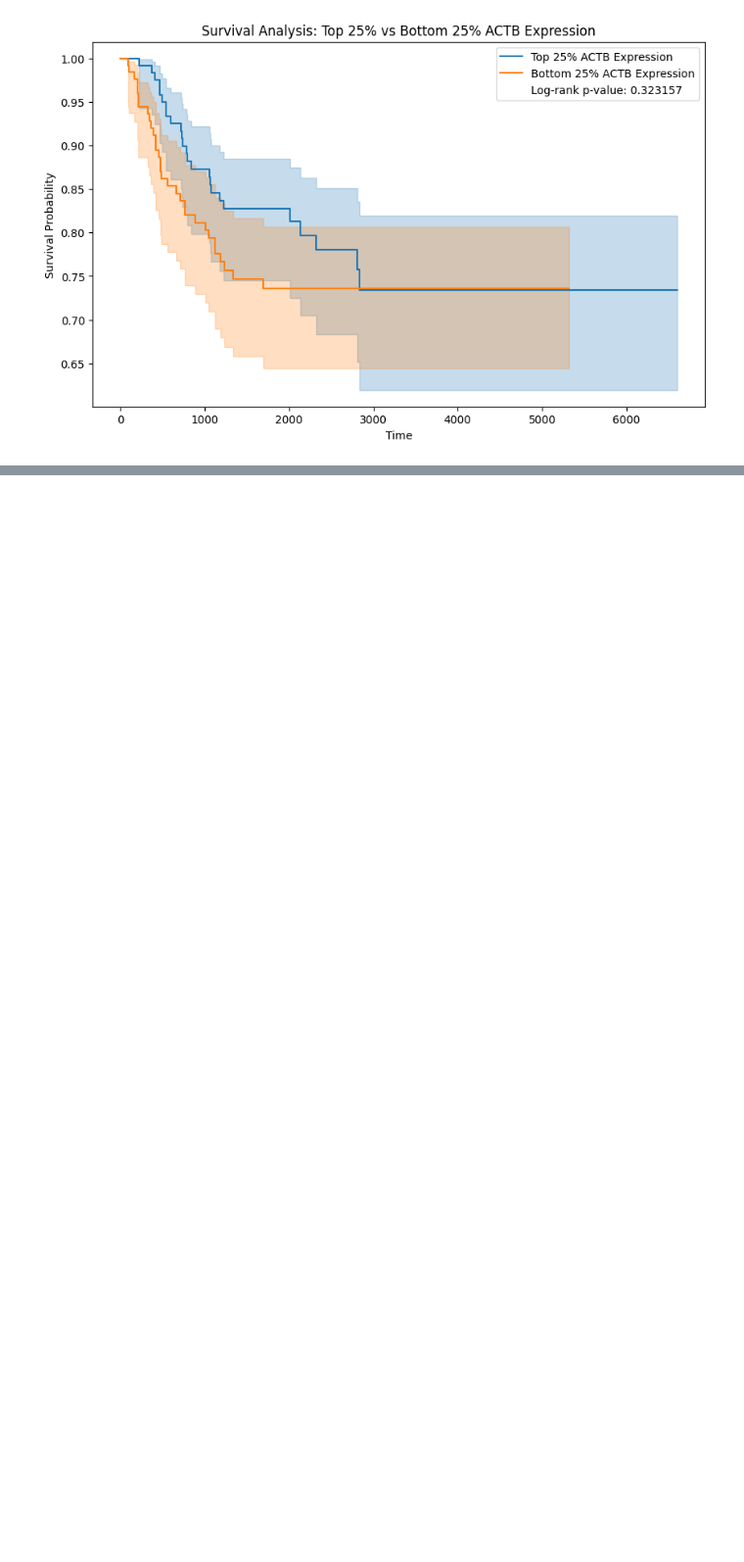
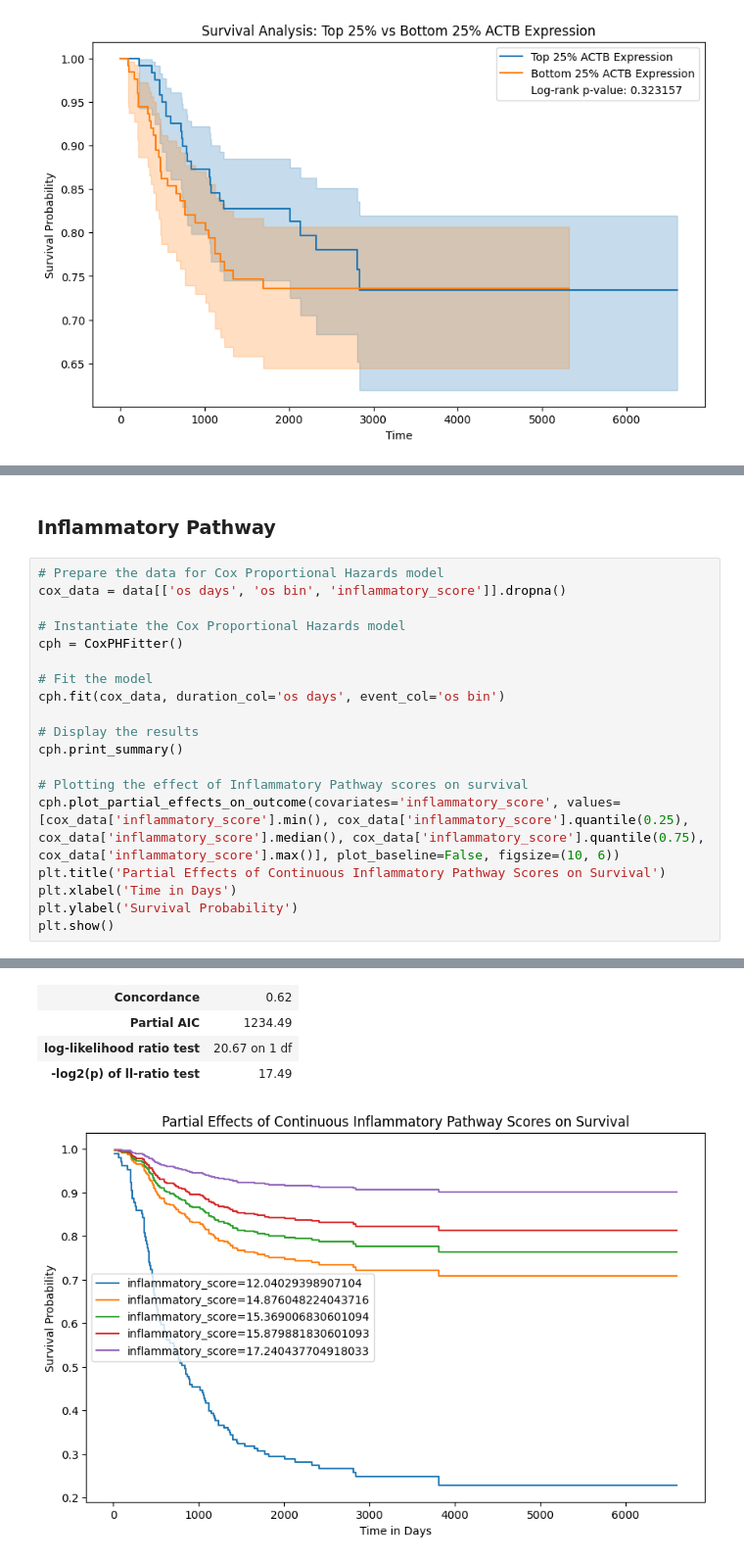
Before and after one commit to MYousry2002/Neuroblastoma-GeneSignature-Survival-BulkRNA, a Jupyter notebook: Neuroblastoma-GeneSignature-Survival-BulkRNA.ipynb, the cells around one changed output, grey strips where cells are left out. Shown at 98% size. Drawn from its saved outputs; the diff is of its cells as text; blank space fills up the shorter version.

```diff
--- a/Neuroblastoma-GeneSignature-Survival-BulkRNA.ipynb
+++ b/Neuroblastoma-GeneSignature-Survival-BulkRNA.ipynb
@@ -767,0 +870,22 @@ plt.show()
+# %% [markdown]
+### Inflammatory Pathway
+# %%
+# Prepare the data for Cox Proportional Hazards model
+cox_data = data[['os days', 'os bin', 'inflammatory_score']].dropna()
+
+# Instantiate the Cox Proportional Hazards model
+cph = CoxPHFitter()
+
+# Fit the model
+cph.fit(cox_data, duration_col='os days', event_col='os bin')
+
+# Display the results
+cph.print_summary()
+
+# Plotting the effect of Inflammatory Pathway scores on survival
+cph.plot_partial_effects_on_outcome(covariates='inflammatory_score', values=[cox_data['inflammatory_score'].min(), cox_data['inflammatory_score'].quantile(0.25), cox_data['inflammatory_score'].median(), cox_data['inflammatory_score'].quantile(0.75), cox_data['inflammatory_score'].max()], plot_baseline=False, figsize=(10, 6))
+plt.title('Partial Effects of Continuous Inflammatory Pathway Scores on Survival')
+plt.xlabel('Time in Days')
+plt.ylabel('Survival Probability')
+plt.show()
+# %% [output]
@@ -767,0 +902,5 @@ plt.show()
+| Concordance | 0.62 |
+| Partial AIC | 1234.49 |
+| log-likelihood ratio test | 20.67 on 1 df |
+| -log2(p) of ll-ratio test | 17.49 |
+[figure, added]
```
Also changed, not shown: parts of 17 cells of this notebook.
